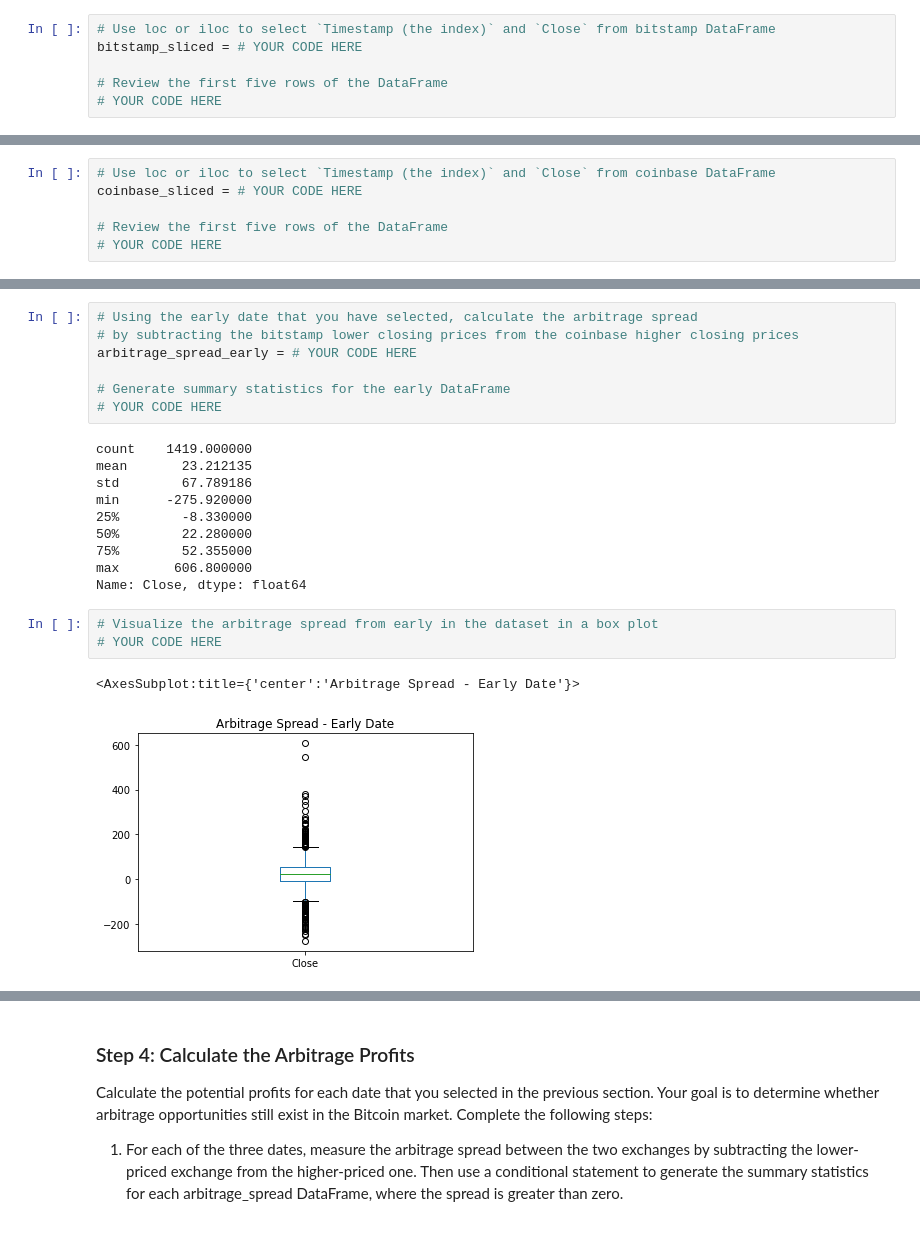
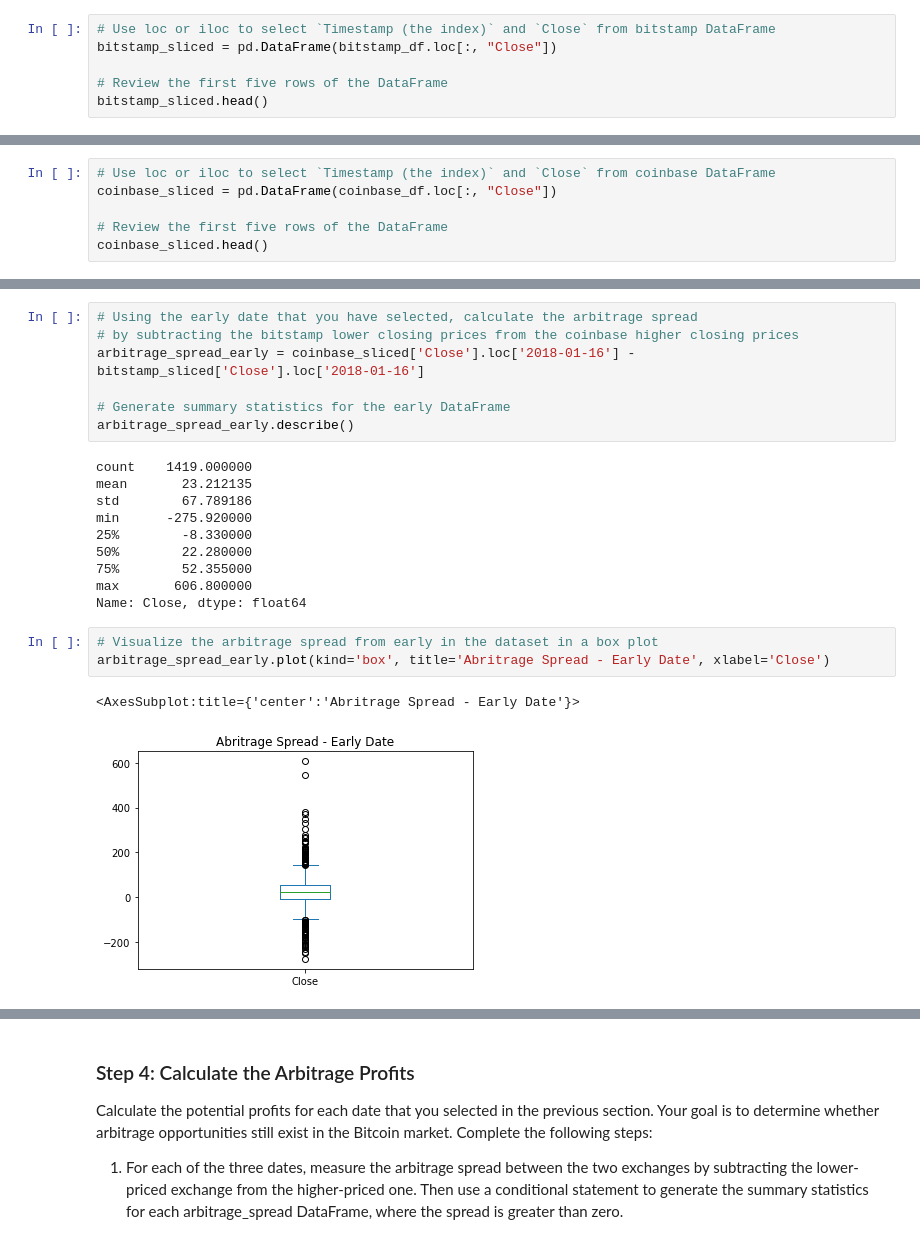
Before and after one commit to tycastleberry/Bitcoin-Arbitrage-Analysis, a Jupyter notebook: crypto_arbitrage.ipynb, the cells around one changed output, grey strips where cells are left out. Cells and saved outputs as stored; diff of their text form.

```diff
--- a/crypto_arbitrage.ipynb
+++ b/crypto_arbitrage.ipynb
@@ -178,10 +178,10 @@ Select the data you want to analyze. Use `loc` or `iloc` to select the following
 * Close
 # %%
 # Use loc or iloc to select `Timestamp (the index)` and `Close` from bitstamp DataFrame
-bitstamp_sliced = # YOUR CODE HERE
+bitstamp_sliced = pd.DataFrame(bitstamp_df.loc[:, "Close"])
 
 # Review the first five rows of the DataFrame
-# YOUR CODE HERE
+bitstamp_sliced.head()
 # %% [output]
 |  | Close |
 | Timestamp |  |
@@ -192,10 +192,10 @@ bitstamp_sliced = # YOUR CODE HERE
 | 2018-01-01 00:04:00 | 13620.00 |
 # %%
 # Use loc or iloc to select `Timestamp (the index)` and `Close` from coinbase DataFrame
-coinbase_sliced = # YOUR CODE HERE
+coinbase_sliced = pd.DataFrame(coinbase_df.loc[:, "Close"])
 
 # Review the first five rows of the DataFrame
-# YOUR CODE HERE
+coinbase_sliced.head()
 # %% [output]
 |  | Close |
 | Timestamp |  |
@@ -302,10 +311,10 @@ Focus your analysis on specific dates by completing the following steps:
 # %%
 # Using the early date that you have selected, calculate the arbitrage spread
 # by subtracting the bitstamp lower closing prices from the coinbase higher closing prices
-arbitrage_spread_early = # YOUR CODE HERE
+arbitrage_spread_early = coinbase_sliced['Close'].loc['2018-01-16'] - bitstamp_sliced['Close'].loc['2018-01-16']
 
 # Generate summary statistics for the early DataFrame
-# YOUR CODE HERE
+arbitrage_spread_early.describe()
 # %% [output]
 count    1419.000000
 mean       23.212135
@@ -318,10 +327,10 @@ max       606.800000
 Name: Close, dtype: float64
 # %%
 # Visualize the arbitrage spread from early in the dataset in a box plot
-# YOUR CODE HERE
+arbitrage_spread_early.plot(kind='box', title='Abritrage Spread - Early Date', xlabel='Close')
 # %% [output]
-<AxesSubplot:title={'center':'Arbitrage Spread - Early Date'}>
+<AxesSubplot:title={'center':'Abritrage Spread - Early Date'}>
-[figure, old version]
+[figure, new version]
 # %%
 # Create an overlay plot that visualizes the two dataframes over a period of one day from the middle of the dataset.
 # Be sure that the plots include the parameters `legend`, `figsize`, `title`, `color` and `label`
```
Also changed, not shown: parts of 16 cells of this notebook.
